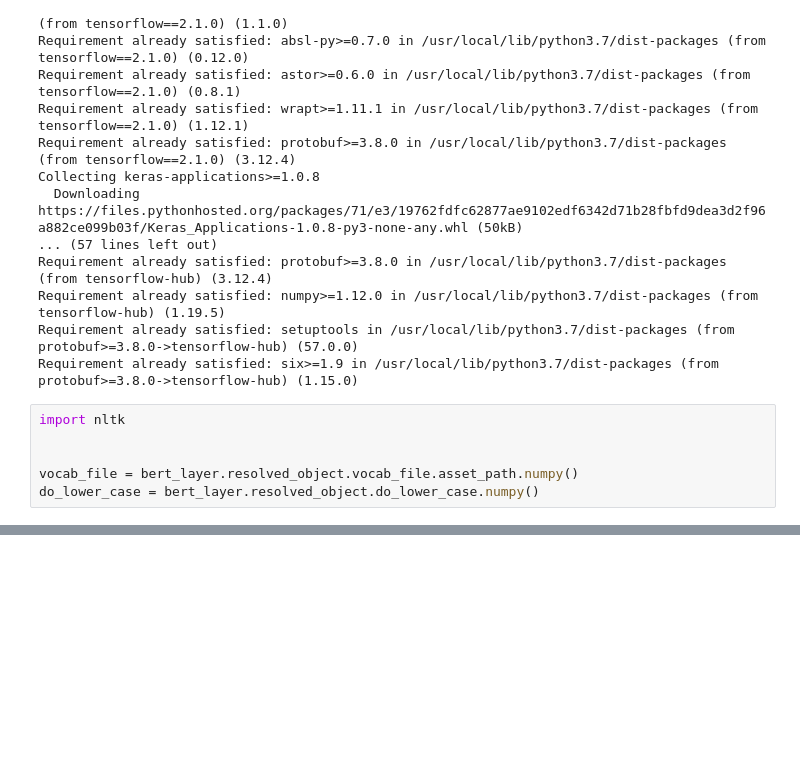
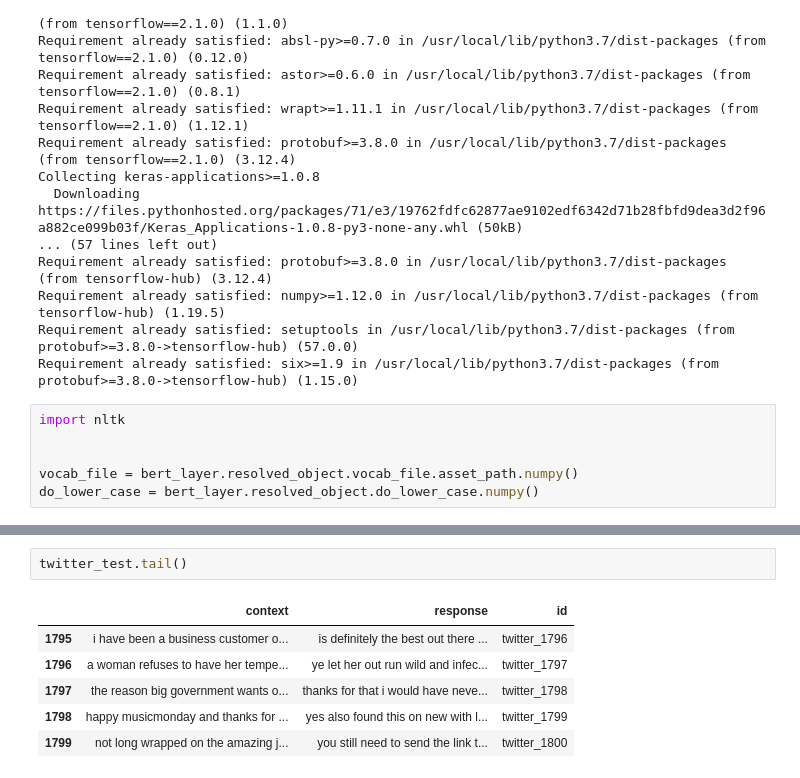
Before and after one commit to Suryansh1089/GroupProject, a Jupyter notebook: SarcasmDetectionBaseline.ipynb, the cells around one changed output, grey strips where cells are left out. Saved outputs shown, nothing was run; the diff lists cells and outputs as text; blank space fills up the shorter version.

```diff
--- a/SarcasmDetectionBaseline.ipynb
+++ b/SarcasmDetectionBaseline.ipynb
@@ -145,0 +177,9 @@ do_lower_case = bert_layer.resolved_object.do_lower_case.numpy()
+# %%
+twitter_test.tail()
+# %% [output]
+|  | context | response | id |
+| 1795 | i have been a business customer o... | is definitely the best out there ... | twitter_1796 |
+| 1796 | a woman refuses to have her tempe... | ye let her out run wild and infec... | twitter_1797 |
+| 1797 | the reason big government wants o... | thanks for that i would have neve... | twitter_1798 |
+| 1798 | happy musicmonday and thanks for ... | yes also found this on new with l... | twitter_1799 |
+| 1799 | not long wrapped on the amazing j... | you still need to send the link t... | twitter_1800 |
```
Also changed, not shown: parts of 4 cells of this notebook.
